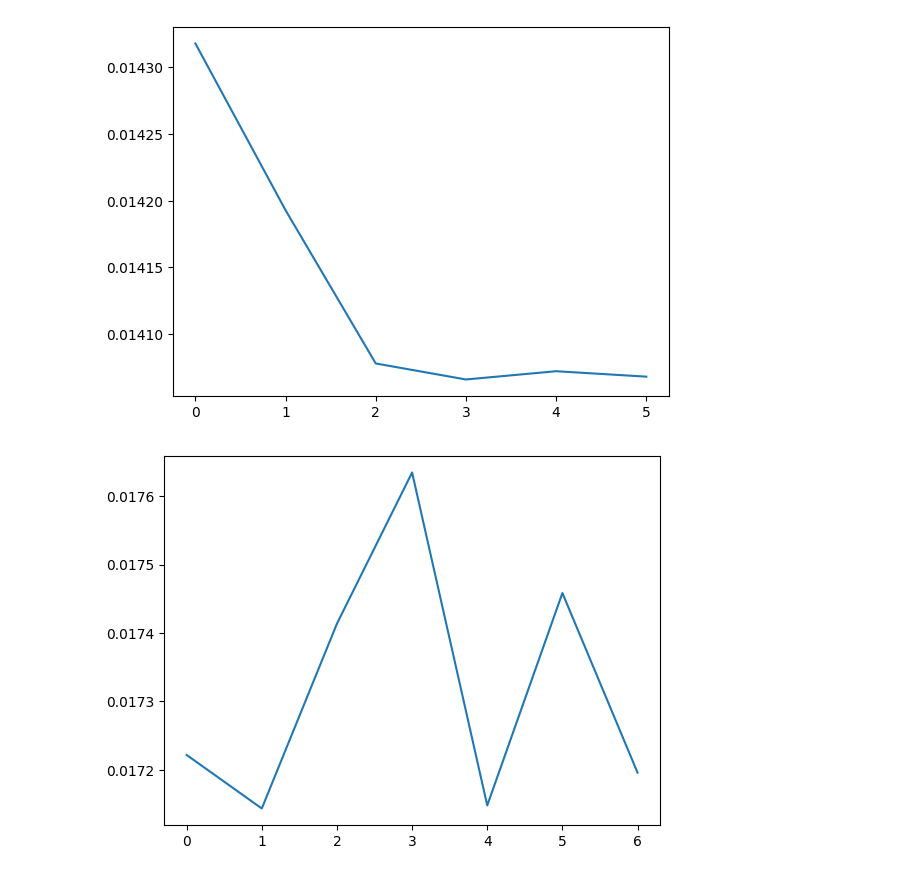
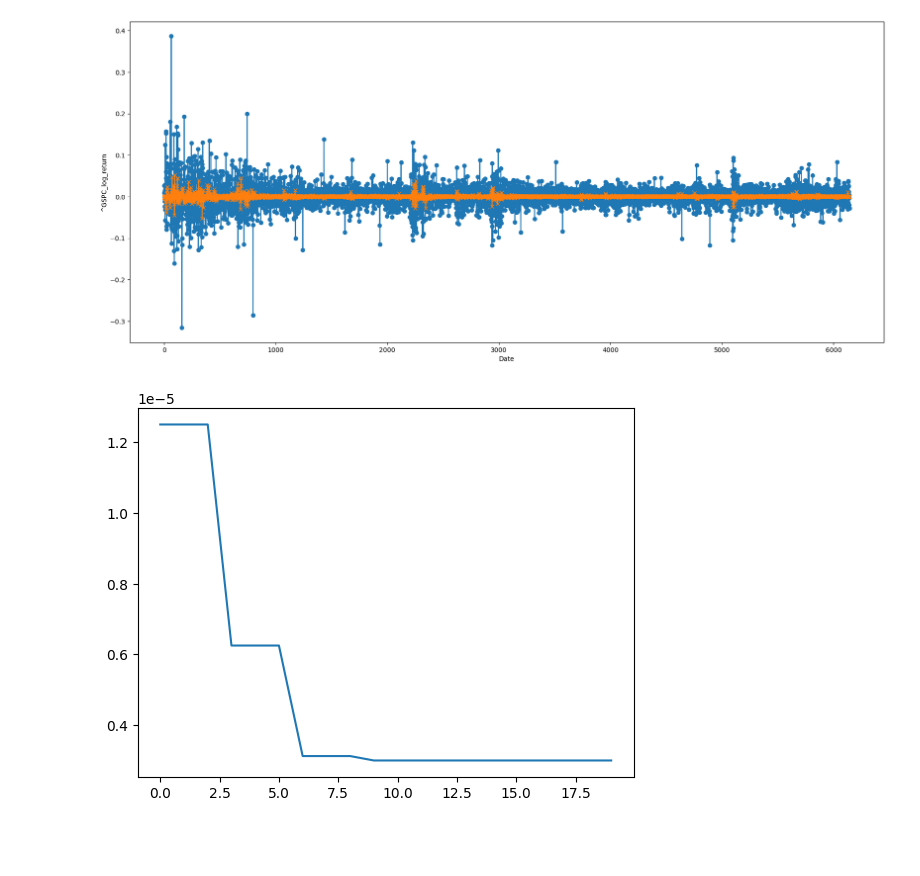
Before and after one commit to Nacnano/stock-machine-learning-project, a Jupyter notebook: LSTM3.ipynb, the cells around one changed output. Drawn from its saved outputs; the diff is of its cells as text; code cells hidden in the pictures; blank space fills up the shorter version.

Commit message:
try train LTSM3

```diff
--- a/LSTM3.ipynb
+++ b/LSTM3.ipynb
@@ -40,7 +39,7 @@ configs["model_folder"] = f"./models/{configs["model_name"]}/"
 
 device = torch.device("cuda" if torch.cuda.is_available() else "cpu")
 # %%
-tickers = list(map(str.strip,open("tickers.txt","r").readlines()))
+tickers = list(map(str.strip,open("tickers_sp500.txt","r").readlines()))
 filenames = ["./data/" + x + ".csv" for x in tickers]
 rd.shuffle(filenames)
 filenames = filenames[:configs["file_count"]]
@@ -59,26 +58,3 @@ val_loader = DataLoader(val_dataset,batch_size=configs["batch_size"],shuffle=Tru
 test_dataset = StockDatasetLogReturn(test_files,configs["input_size"],configs["output_size"])
 test_dataset.Preprocess()
 test_loader = DataLoader(test_dataset,batch_size=configs["batch_size"],shuffle=True)
-# %%
-torch.set_default_dtype(torch.float32)
-class StockLSTM(nn.Module) :
-    def __init__(self) :
-        super().__init__()
-        self.hidden_size = 1650
-        self.batch_size = configs["batch_size"]
-        self.h0 = torch.zeros((2,self.batch_size,self.hidden_size)).to(device)
-        self.c0 = torch.zeros((2,self.batch_size,self.hidden_size)).to(device)
-        self.layer1 = nn.LSTM(1,self.hidden_size,2,dropout=0.2,batch_first=True)
-        self.layer2 = nn.Sequential(
-            nn.Linear(self.hidden_size,512),
-            nn.ReLU()
-        )
-        self.layer3 = nn.Linear(512,256)
-        self.layer4 = nn.Linear(256,1)
-
-    def forward(self, input) :
-        h1,(hn,cn) = self.layer1(input,(self.h0,self.c0))
-        h2 = self.layer2(h1[:,-1,:])
-        h3 = self.layer3(h2)
-        output = self.layer4(h3)
-        return output
@@ -130,9 +154,9 @@ scheduler = torch.optim.lr_scheduler.ReduceLROnPlateau(
 # %%
 train_losses = []
 val_losses = []
-
-train_avarage_losses = []
-val_avarage_losses = []
+avarage_train_losses = []
+avarage_val_losses = []
+learning_rates = []
 
 model_folder = configs["model_folder"]
 best_loss = 1000000
@@ -140,6 +164,8 @@ best_loss = 1000000
 for epoch in tqdm(range(configs["epoch"])) :
 
     model.train()
+
+    learning_rates.append(optimizer.param_groups[0]['lr'])
 
     cur_train_loss = []
     for input,target in tqdm(train_loader) :
@@ -166,7 +192,7 @@ for epoch in tqdm(range(configs["epoch"])) :
         cur_train_loss.append(loss.to(torch.device("cpu")).item())
 
     avarage_train_loss = np.mean(np.array(cur_train_loss))
-    train_avarage_losses.append(avarage_train_loss)
+    avarage_train_losses.append(avarage_train_loss)
 
     model.eval()
 
@@ -190,7 +216,7 @@ for epoch in tqdm(range(configs["epoch"])) :
             cur_val_loss.append(loss.to(torch.device("cpu")).item())
 
         avarage_val_loss = np.mean(np.array(cur_val_loss))
-        val_avarage_losses.append(avarage_val_loss)
+        avarage_val_losses.append(avarage_val_loss)
 
         scheduler.step(avarage_val_loss)
 
@@ -206,6 +232,8 @@ for epoch in tqdm(range(configs["epoch"])) :
                 'best_val_loss': best_loss,
             }
 
+            best_loss = avarage_val_loss
+
             torch.save(state, model_folder + "LSTM.pth.tar")
 
     print("train loss : ",avarage_train_loss)
@@ -276,9 +377,16 @@ print(avarage_test_loss)
+# %%
+log_real_output = list(map(math.log,real_output))
+log_predict_output = list(map(math.log,predict_output))
+plt.figure(figsize=(21, 9))
+plt.plot(log_real_output, label="Actual", marker='o')
+plt.plot(log_predict_output, label= "Predicted",marker='x')
+plt.xlabel('Date')
+plt.ylabel('^GSPC_log_return')
+plt.show()
+# %% [output]
+[figure, added]
 # %%
-plt.plot(train_avarage_losses[1:])
+plt.plot(learning_rates)
 plt.show()
-
-plt.plot(val_avarage_losses)
-plt.show()
 # %% [output]
-[figure, old version]
+[figure, new version]
-[figure, removed]
```
Also changed, not shown: parts of 12 cells of this notebook.
